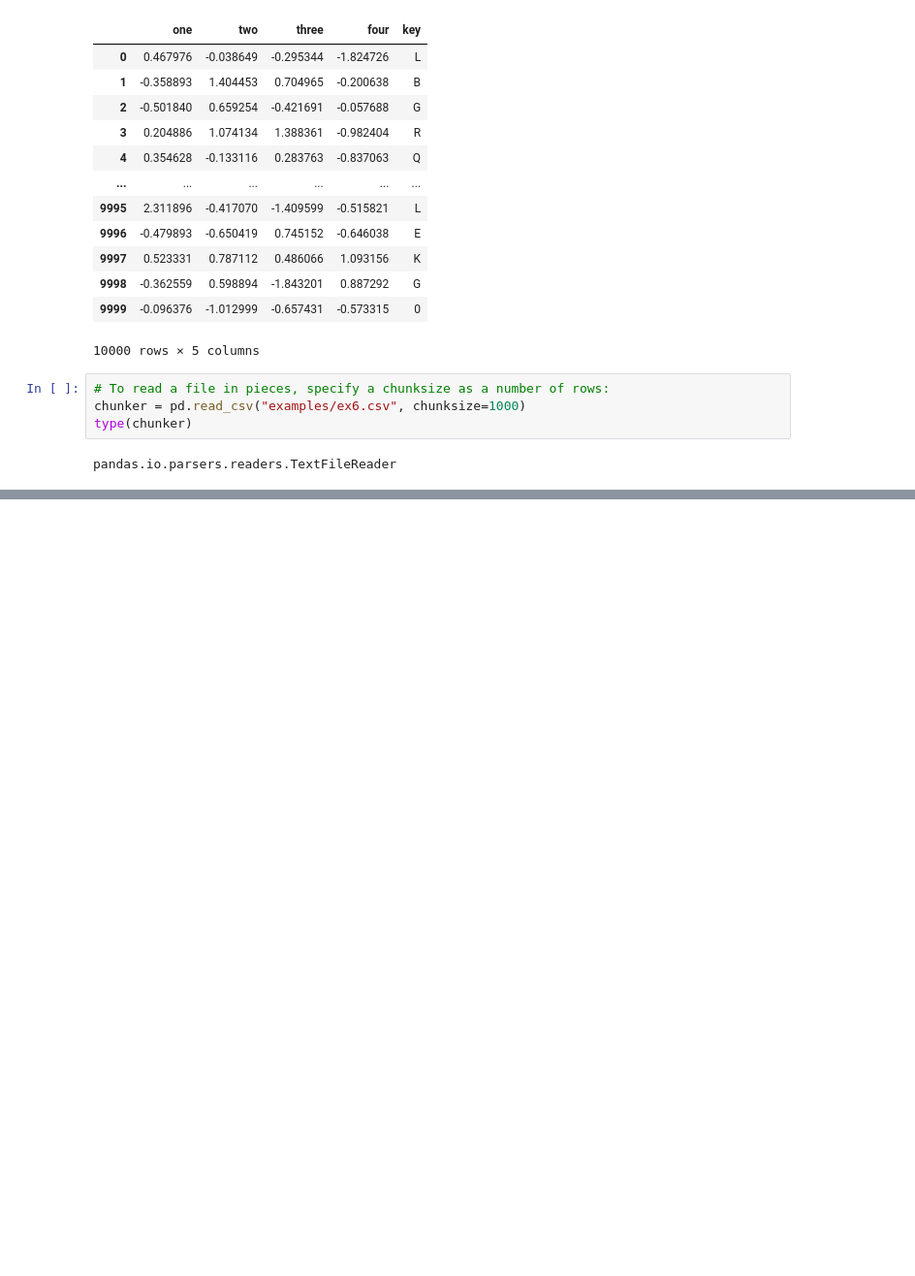
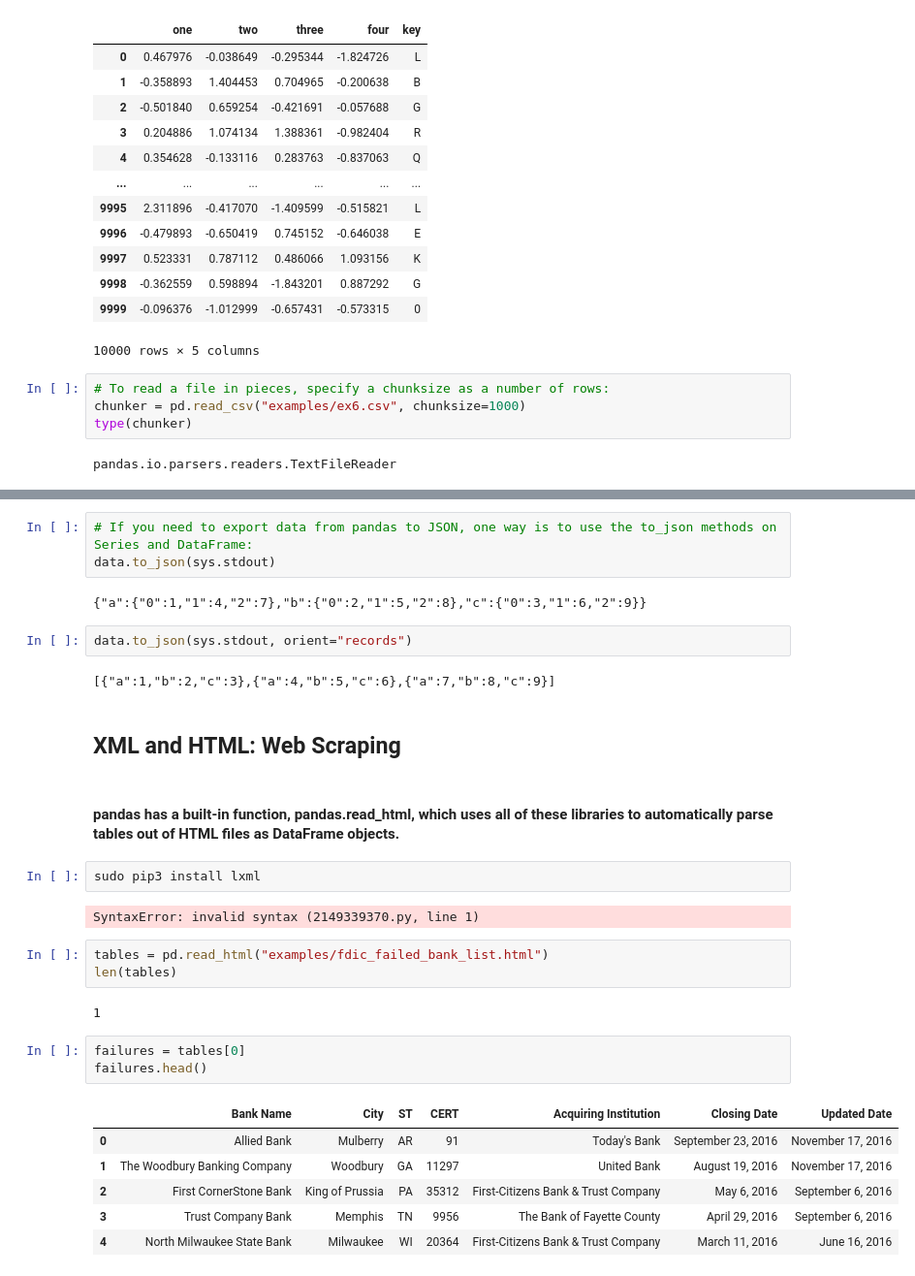
Before and after one commit to Joey8419/WesDataWrangling, a Jupyter notebook: Chapter6WorkAlong.ipynb, the cells around one changed output, grey strips where cells are left out. Shown: that part at 97% size. Cells and saved outputs as stored; diff of their text form; blank space fills up the shorter version.

```diff
--- a/Chapter6WorkAlong.ipynb
+++ b/Chapter6WorkAlong.ipynb
@@ -296,0 +503,32 @@ pandas.io.parsers.readers.TextFileReader
+# %%
+# If you need to export data from pandas to JSON, one way is to use the to_json methods on Series and DataFrame:
+data.to_json(sys.stdout)
+# %% [output]
+{"a":{"0":1,"1":4,"2":7},"b":{"0":2,"1":5,"2":8},"c":{"0":3,"1":6,"2":9}}
+# %%
+data.to_json(sys.stdout, orient="records")
+# %% [output]
+[{"a":1,"b":2,"c":3},{"a":4,"b":5,"c":6},{"a":7,"b":8,"c":9}]
+# %% [markdown]
+## XML and HTML: Web Scraping
+# %% [markdown]
+#### pandas has a built-in function, pandas.read_html, which uses all of these libraries to automatically parse tables out of HTML files as DataFrame objects.
+# %%
+sudo pip3 install lxml
+# %% [output]
+SyntaxError: invalid syntax (2149339370.py, line 1)
+# %%
+tables = pd.read_html("examples/fdic_failed_bank_list.html")
+len(tables)
+# %% [output]
+1
+# %%
+failures = tables[0]
+failures.head()
+# %% [output]
+|  | Bank Name | City | ST | CERT | Acquiring Institution | Closing Date | Updated Date |
+| 0 | Allied Bank | Mulberry | AR | 91 | Today's Bank | September 23, 2016 | November 17, 2016 |
+| 1 | The Woodbury Banking Company | Woodbury | GA | 11297 | United Bank | August 19, 2016 | November 17, 2016 |
+| 2 | First CornerStone Bank | King of Prussia | PA | 35312 | First-Citizens Bank & Trust Company | May 6, 2016 | September 6, 2016 |
+| 3 | Trust Company Bank | Memphis | TN | 9956 | The Bank of Fayette County | April 29, 2016 | September 6, 2016 |
+| 4 | North Milwaukee State Bank | Milwaukee | WI | 20364 | First-Citizens Bank & Trust Company | March 11, 2016 | June 16, 2016 |
```
Also changed, not shown: parts of 70 cells of this notebook, 6 other files.
